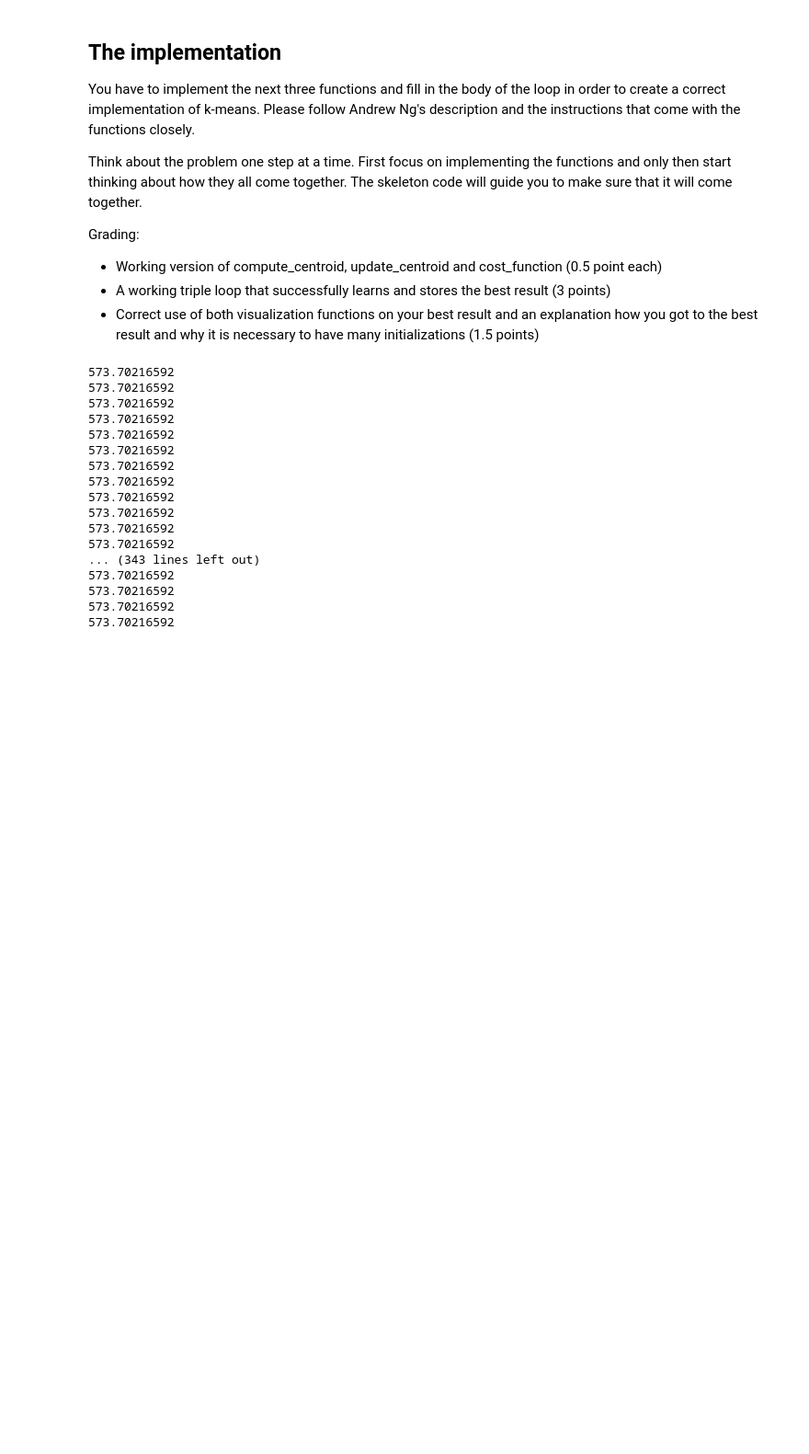
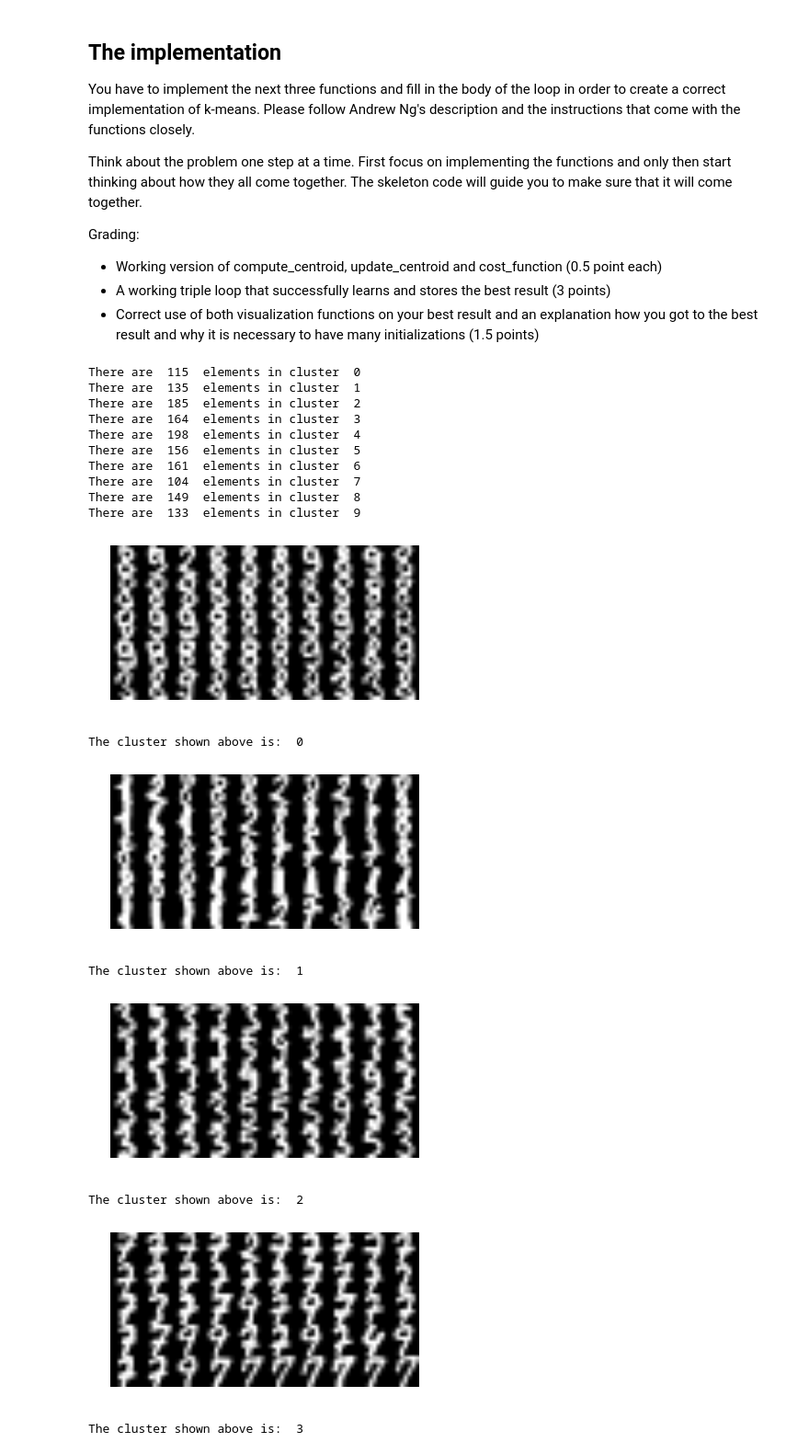
Before and after one commit to PhilipHartout/MachineLearning, a Jupyter notebook: ProgrammingAssignments/3-assignment.ipynb, the cells around one changed output. Shown at 92% size. Drawn from its saved outputs; the diff is of its cells as text; code cells hidden in the pictures; blank space fills up the shorter version.

```diff
--- a/ProgrammingAssignments/3-assignment.ipynb
+++ b/ProgrammingAssignments/3-assignment.ipynb
@@ -122,7 +122,7 @@ def compute_centroid(x,mu):
     #You can subtract x from mu, and numpy will "broadcast" over the columns, result is 64 by k
     #Then you can take the norm over the columns (give option axis = 0)
     #return the index of the closest
-    return argmin(norm((mu-np.reshape(x,(64,1))), axis=0)**2)
+    return argmin(np.linalg.norm(mu - np.reshape(x, (64, 1)), axis=0))
 # %%
 #Second write a function that takes as input:
 #a cluster number
@@ -131,19 +131,19 @@ def compute_centroid(x,mu):
 #It returns an updated mu matrix for that cluster number
 def update_centroid(centroid, mu, X_c):
     #you have to average over the columns in X_c and change only 1 specific column in mu
-    mu[centroid] = np.mean(X_c, axis=0)
+    mu[:, centroid] = np.mean(X_c, axis=0)
     return mu
 # %%
 #Now write the cost function. This will be exactly the same as the compute_centroid
 #However it will return the actual minimum and not the index of the centroid
 def cost_function(x,mu):
-    return sum(norm((mu-np.reshape(x,(64,1))), axis=0)**2)/len(x)
+    return min(np.linalg.norm(mu - np.reshape(x, (64, 1)), axis=0))
 # %%
 ##Now you are going to link it all together again
 
 #The amount of iterations
-initialisation_iterations = 1000
-iterations = 10
+initialisation_iterations = 100
+iterations = 5
 
 #define the amount of clusters k
 k = 10
@@ -155,56 +155,57 @@ x_test = np.reshape(digits.images[1500:],(297,64))
 #The first loop is for different initialisations of mu
 #The second loop is for the amount of iterations of the k means algorithm
 #The third loop actually consists of two loops:
     #Loop 1 updates the centroid of all the clusters
     #Loop 2 assigns a new cluster to each datapoint
 
-cost = []
-
+min_cost = 0
 for h in range(initialisation_iterations):
+    cost = []
     #mu is the centroid matrix, initialized by sampling from a uniform distribution (shape is 64 by k!)
     mu = np.random.uniform(0,16,(64,k))
 
     #c is the vector that assigns each digit to a centroid
     #initialized with integers between 0 and 10, the shape is 1500 by nothing
     c = np.random.randint(0,k,(1500))
 
     for j in range(iterations):
 
         #Loop 1 updates the centroid of all the clusters
         for i in range(k):
-            update_centroid(c[i],mu,x[i,:])
 
+            X_c = np.asarray([x[l] for l in np.where(c == i)])[0]
+            mu = update_centroid(i,mu,X_c)
         #Loop 2 assigns a new cluster to each datapoint
         for i in range(x.shape[0]):
-            compute_centroid(x[i,:],mu)
+            c[i] = compute_centroid(x[i],mu)
+            temp_cost = cost_function(x[i],mu)
 
     #Calculates the cost function
-    for i in range(k):
-        it_cost = cost_function(x[i,:],mu)
+    cost.append(temp_cost/x.shape[0])
 
-    cost.append(it_cost)
-    if it_cost == min(cost):
+    if temp_cost < min_cost:
+        min_cost = temp_cost
         best_c = c
         best_mu = mu
-    print min(cost)
 
 visualize(best_c)
 visualize_centroids(best_mu)
 # %% [output]
-573.70216592
-573.70216592
-573.70216592
-573.70216592
-573.70216592
-573.70216592
-573.70216592
-573.70216592
-573.70216592
-573.70216592
-573.70216592
-573.70216592
-... (343 lines left out)
-573.70216592
-573.70216592
-573.70216592
-573.70216592
+There are  115  elements in cluster  0
+There are  135  elements in cluster  1
+There are  185  elements in cluster  2
+There are  164  elements in cluster  3
+There are  198  elements in cluster  4
+There are  156  elements in cluster  5
+There are  161  elements in cluster  6
+There are  104  elements in cluster  7
+There are  149  elements in cluster  8
+There are  133  elements in cluster  9
+[figure, added]
+The cluster shown above is:  0
+[figure, added]
+The cluster shown above is:  1
+[figure, added]
+The cluster shown above is:  2
+[figure, added]
+The cluster shown above is:  3
```
Also changed, not shown: parts of 1 cell of this notebook, 4 other files.
